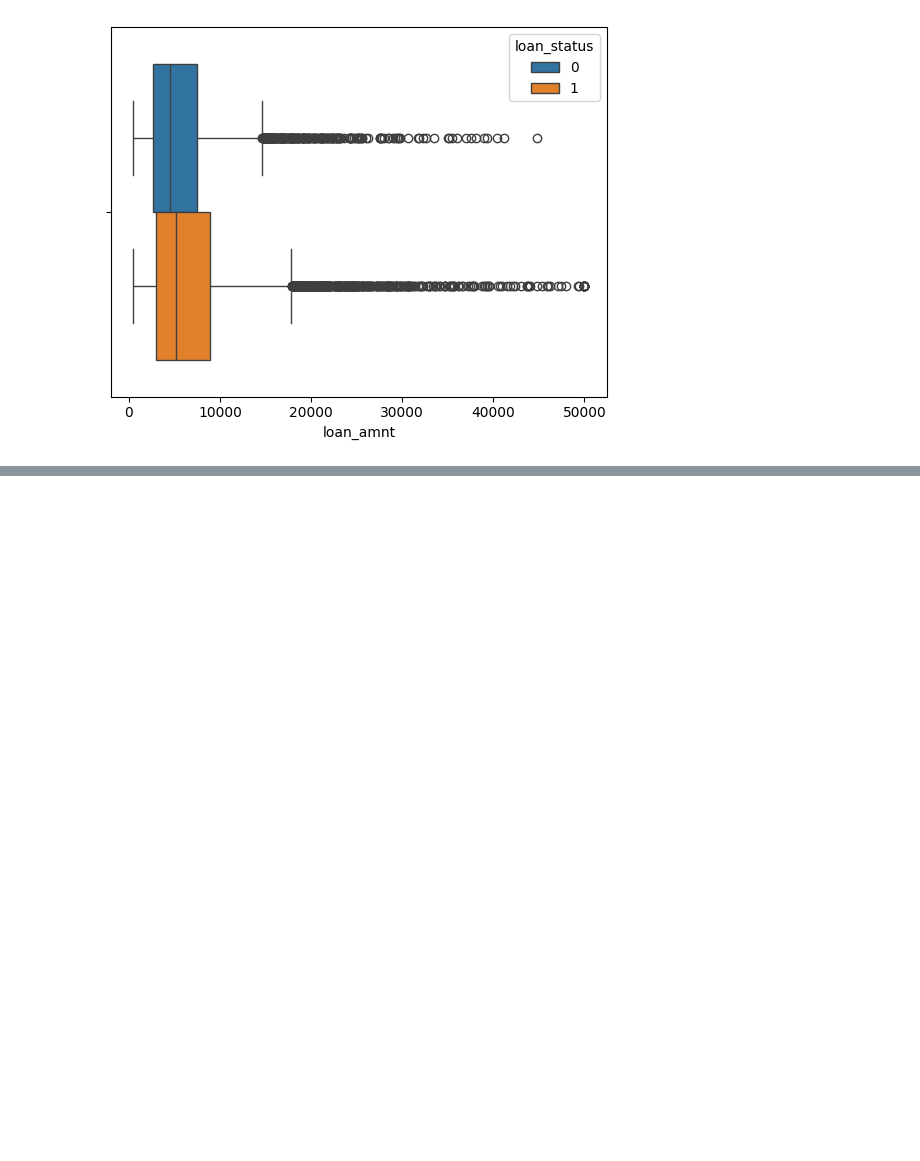
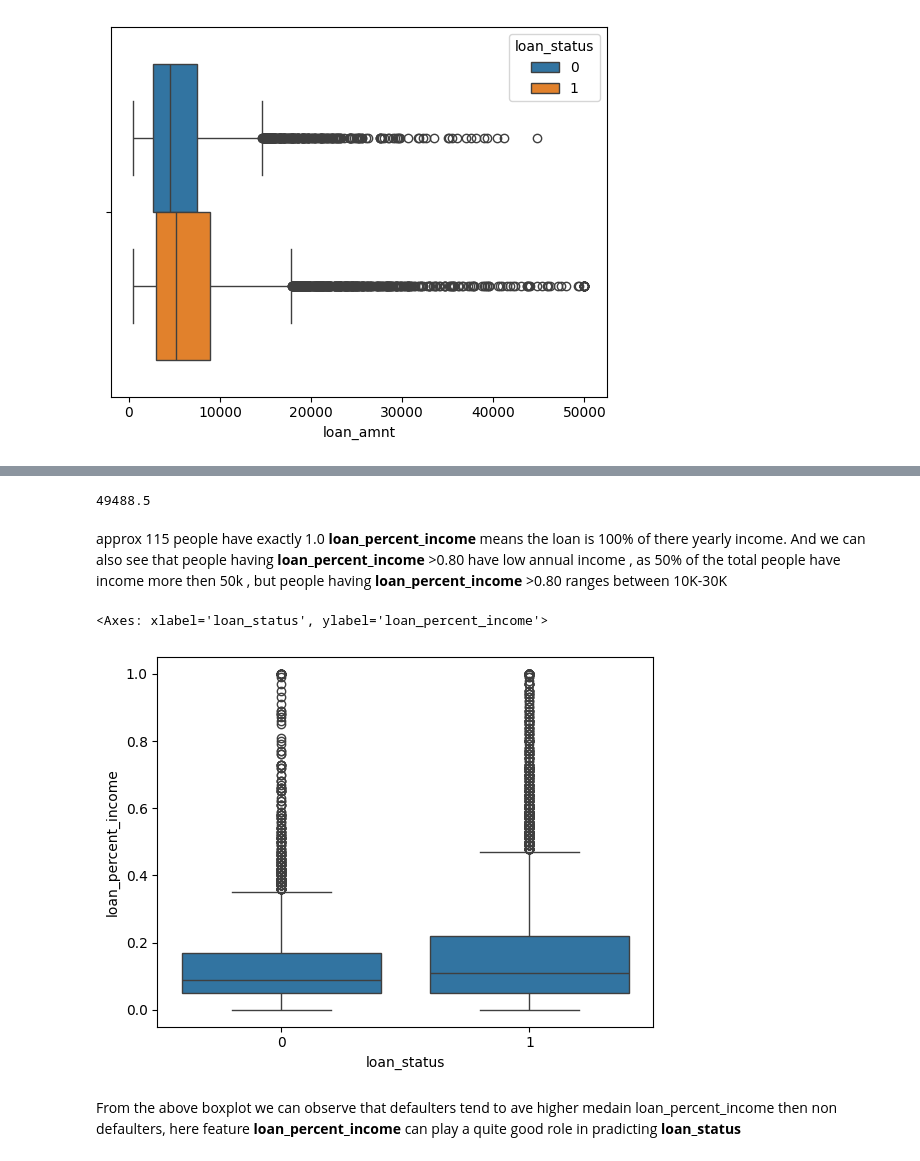
Before and after one commit to Nikesh5005/ML_PROJ, a Jupyter notebook: Loan_Default_Prediction_System_data_preprocess.ipynb, the cells around one changed output, grey strips where cells are left out. Drawn from its saved outputs; the diff is of its cells as text; code cells hidden in the pictures; blank space fills up the shorter version.

```diff
--- a/Loan_Default_Prediction_System_data_preprocess.ipynb
+++ b/Loan_Default_Prediction_System_data_preprocess.ipynb
@@ -80,0 +136,13 @@ sns.boxplot(data=df,x='loan_amnt',hue='loan_status')
+# %%
+df['person_income'].median()
+# %% [output]
+49488.5
+# %% [markdown]
+approx 115 people have exactly 1.0 **loan_percent_income** means the loan is 100% of there yearly income. And we can also see that people having **loan_percent_income** >0.80 have low  annual income , as 50% of the total people have income more then 50k , but people having **loan_percent_income** >0.80 ranges between 10K-30K
+# %%
+sns.boxplot(data=df, x='loan_status', y='loan_percent_income')
+# %% [output]
+<Axes: xlabel='loan_status', ylabel='loan_percent_income'>
+[figure, added]
+# %% [markdown]
+From the above boxplot we can observe that  defaulters tend to ave higher medain loan_percent_income then non defaulters, here feature **loan_percent_income** can play a quite good role in pradicting **loan_status**
```
Also changed, not shown: parts of 16 cells of this notebook.
